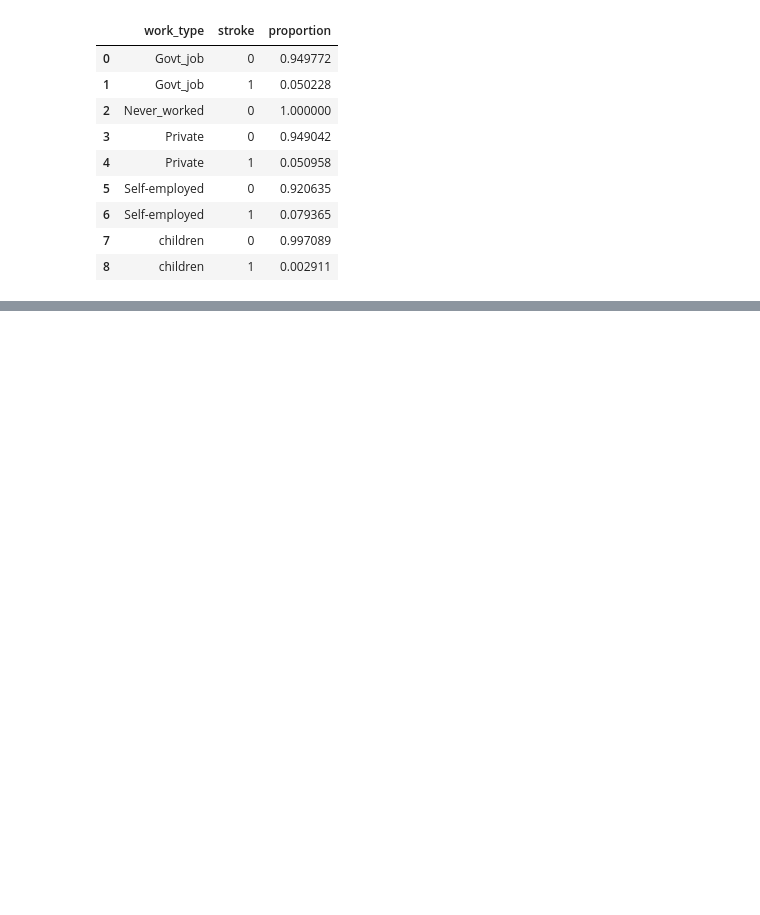
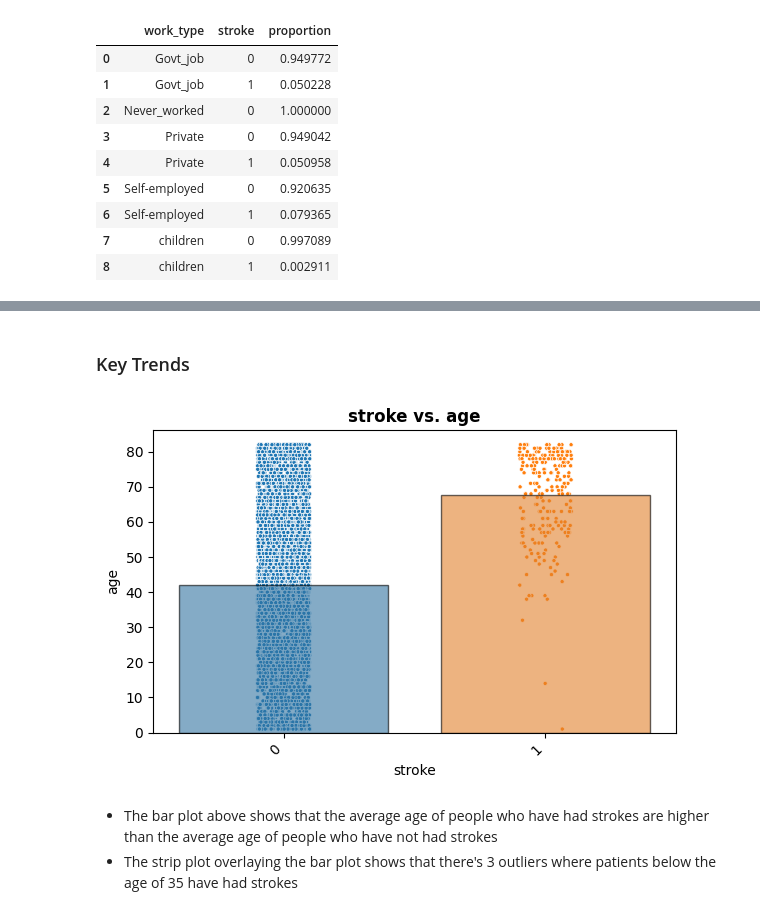
Before and after one commit to Carla9711/Machine-Learning---Classification, a Jupyter notebook: Machine_Learning_Classification.ipynb, the cells around one changed output, grey strips where cells are left out. Drawn from its saved outputs; the diff is of its cells as text; code cells hidden in the pictures; blank space fills up the shorter version.

```diff
--- a/Machine_Learning_Classification.ipynb
+++ b/Machine_Learning_Classification.ipynb
@@ -515,4 +519,13 @@ plot_target_vs_categorical(df=df_eda, x='smoking_status')
 | 5 | never smoked | 1 | 0.047569 |
 | 6 | smokes | 0 | 0.946768 |
 | 7 | smokes | 1 | 0.053232 |
+# %% [markdown]
+### Key Trends
+# %%
+plot_target_vs_numerical(df_eda, y='age');
+# %% [output]
+[figure, added]
+# %% [markdown]
+* The bar plot above shows that the average age of people who have had strokes are higher than the average age of people who have not had strokes
+* The strip plot overlaying the bar plot shows that there's 3 outliers where patients below the age of 35 have had strokes
 # %%
```
Also changed, not shown: parts of 19 cells of this notebook.
